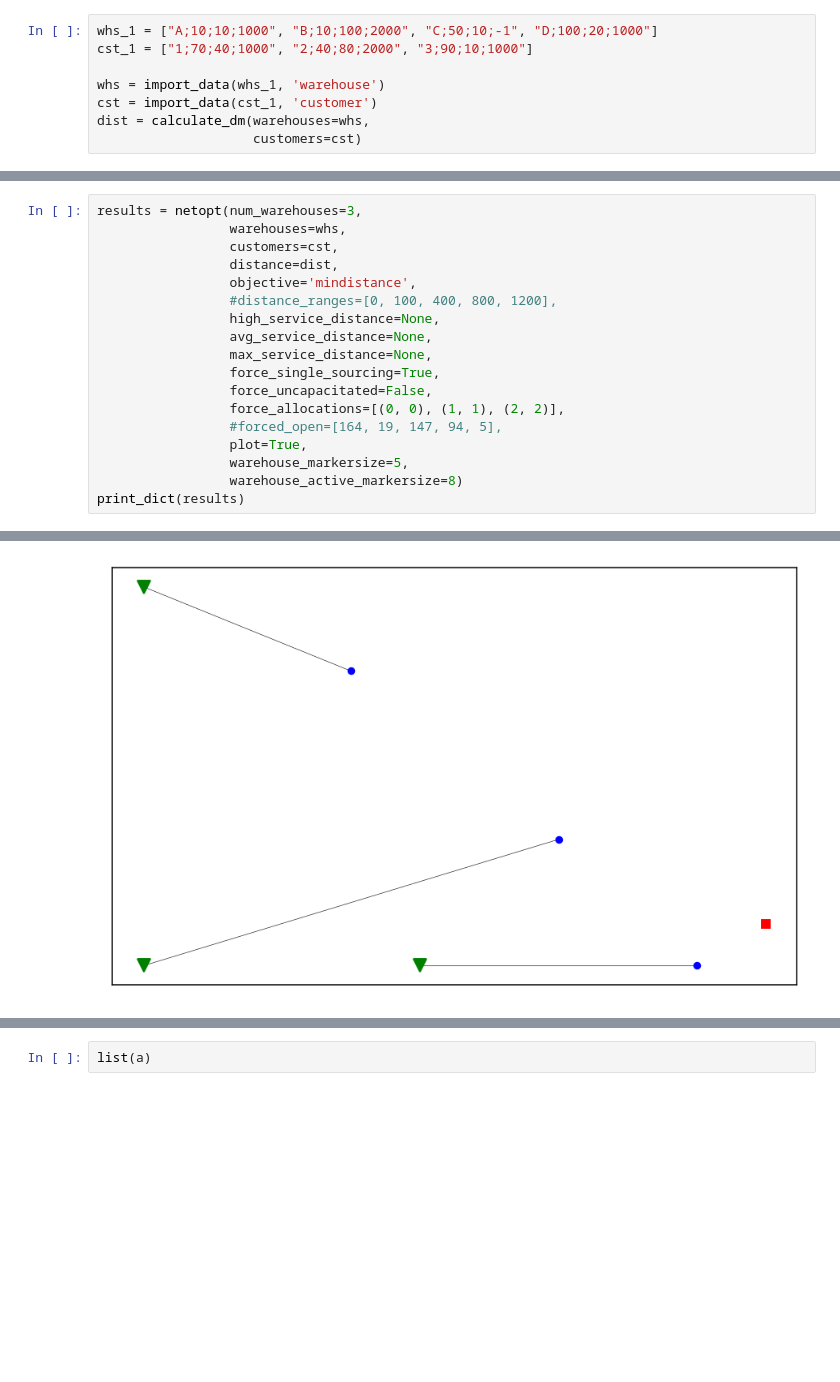
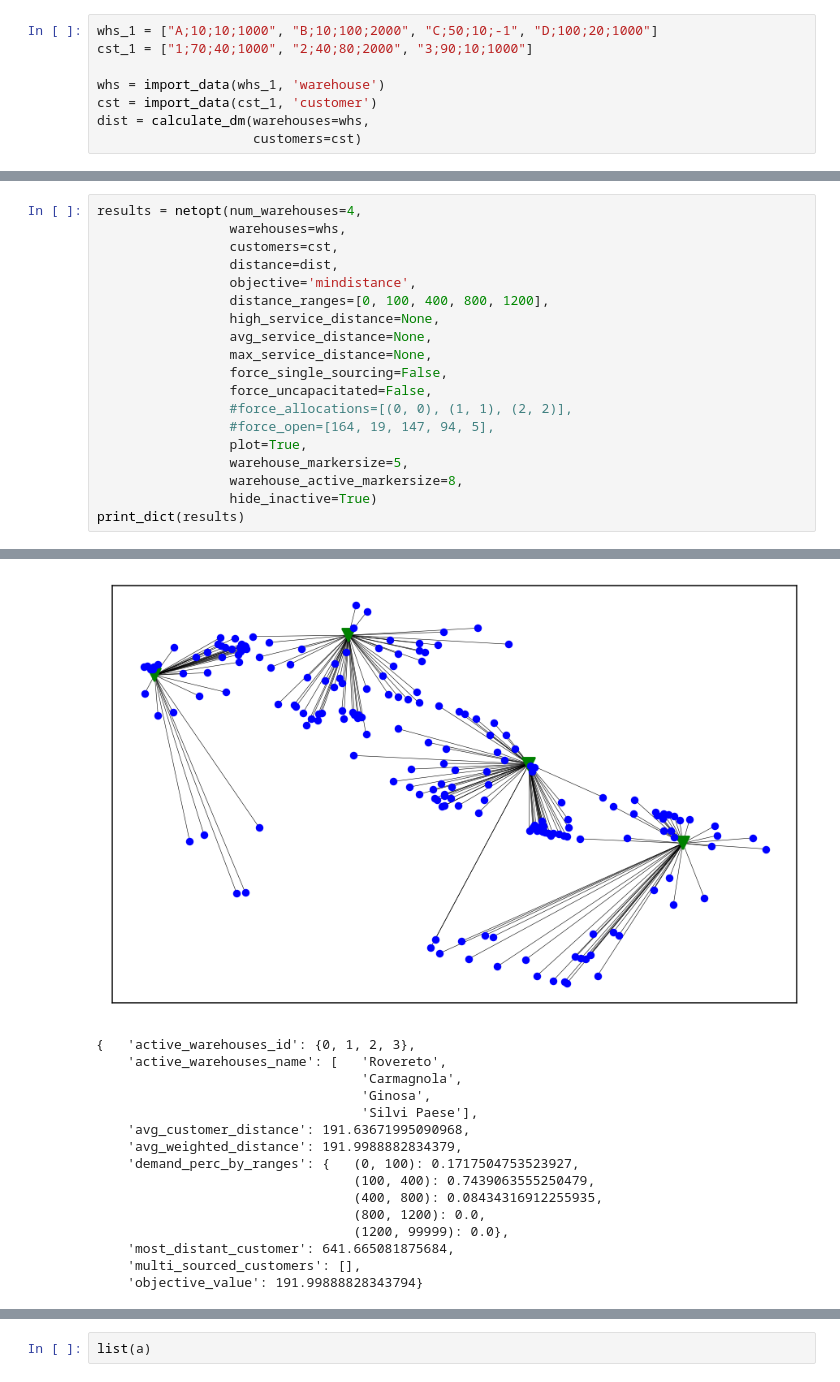
Before and after one commit to ropinotex/network_optimization, a Jupyter notebook: Netopt.ipynb, the cells around one changed output, grey strips where cells are left out. Cells and saved outputs as stored; diff of their text form; blank space fills up the shorter version.

```diff
--- a/Netopt.ipynb
+++ b/Netopt.ipynb
@@ -109,20 +127,21 @@ plot_map(warehouses=whs,
 # %%
-results = netopt(num_warehouses=3,
+results = netopt(num_warehouses=4,
                  warehouses=whs,
                  customers=cst,
                  distance=dist,
                  objective='mindistance',
-                 #distance_ranges=[0, 100, 400, 800, 1200],
+                 distance_ranges=[0, 100, 400, 800, 1200],
                  high_service_distance=None,
                  avg_service_distance=None,
                  max_service_distance=None,
-                 force_single_sourcing=True,
+                 force_single_sourcing=False,
                  force_uncapacitated=False,
-                 force_allocations=[(0, 0), (1, 1), (2, 2)],
-                 #forced_open=[164, 19, 147, 94, 5],
+                 #force_allocations=[(0, 0), (1, 1), (2, 2)],
+                 #force_open=[164, 19, 147, 94, 5],
                  plot=True,
                  warehouse_markersize=5,
-                 warehouse_active_markersize=8)
+                 warehouse_active_markersize=8,
+                 hide_inactive=True)
 print_dict(results)
 # %% [output]
 CHECK INPUTS...OK
@@ -145 +167,16 @@ Total outflow: 4000.0 units
-[figure, old version]
+[figure, new version]
+{   'active_warehouses_id': {0, 1, 2, 3},
+    'active_warehouses_name': [   'Rovereto',
+                                  'Carmagnola',
+                                  'Ginosa',
+                                  'Silvi Paese'],
+    'avg_customer_distance': 191.63671995090968,
+    'avg_weighted_distance': 191.9988882834379,
+    'demand_perc_by_ranges': {   (0, 100): 0.1717504753523927,
+                                 (100, 400): 0.7439063555250479,
+                                 (400, 800): 0.08434316912255935,
+                                 (800, 1200): 0.0,
+                                 (1200, 99999): 0.0},
+    'most_distant_customer': 641.665081875684,
+    'multi_sourced_customers': [],
+    'objective_value': 191.99888828343794}
```
Also changed, not shown: parts of 21 cells of this notebook, 3 other files.
